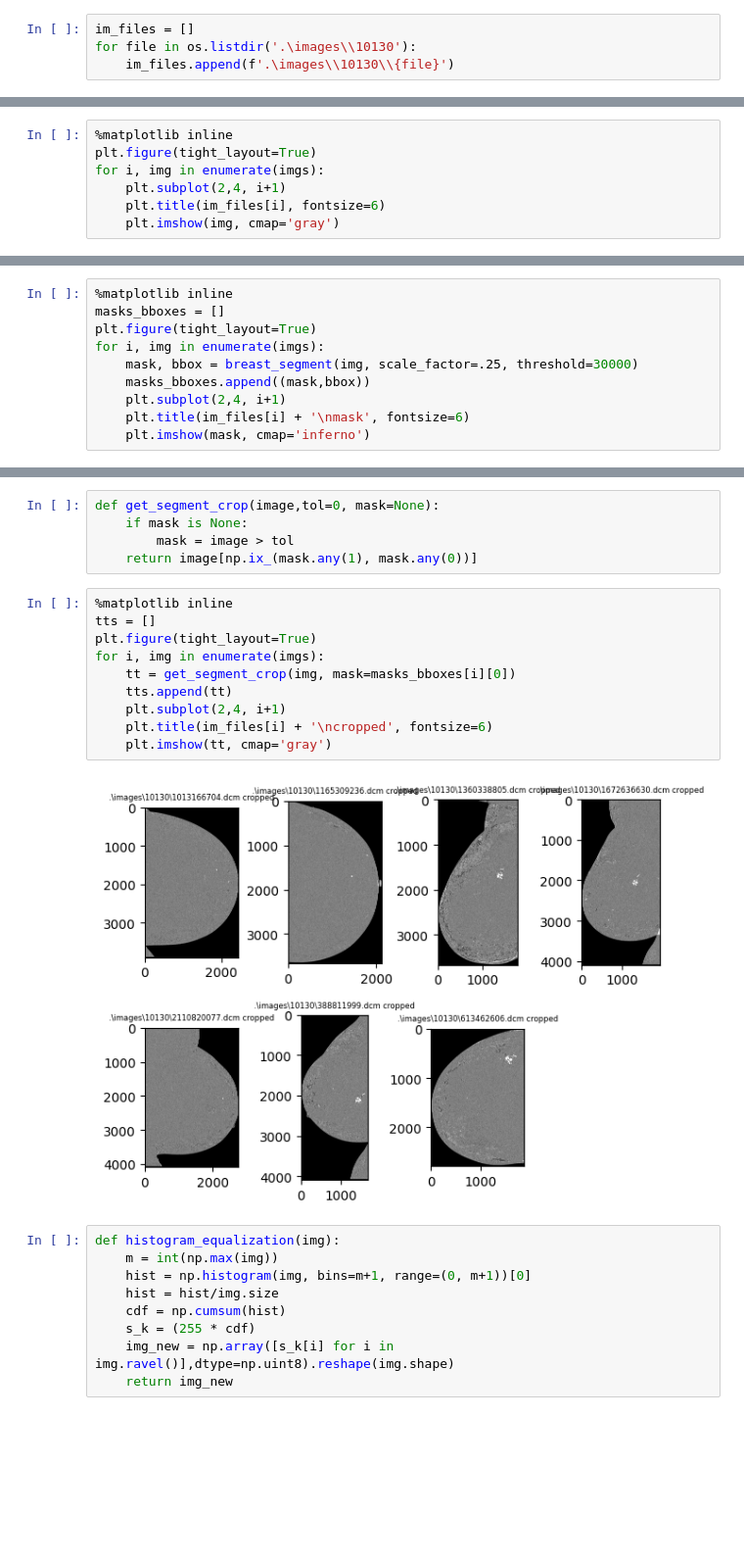
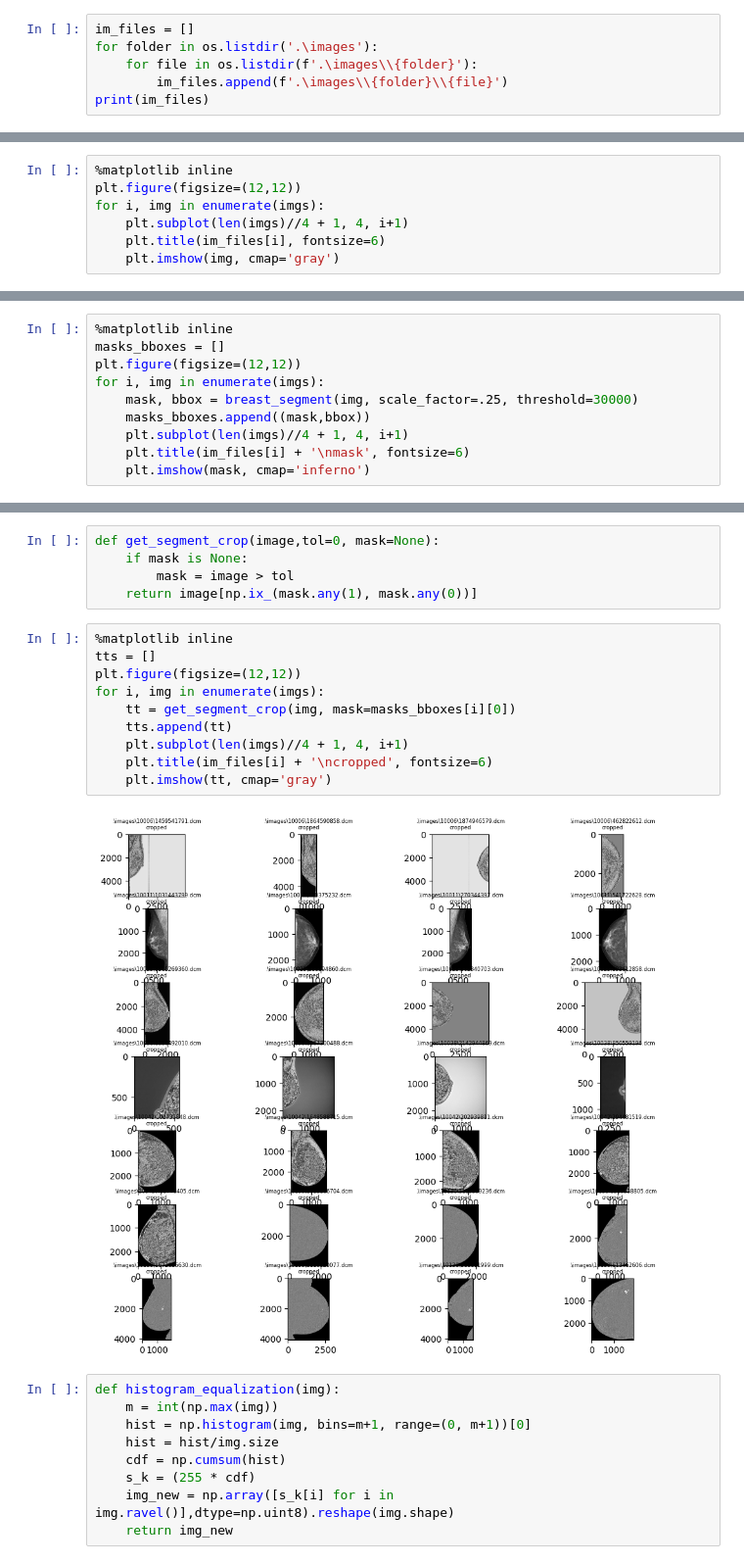
Before and after one commit to 5020hunter/RSNA-Breast-Cancer, a Jupyter notebook: preprocessing.ipynb, the cells around one changed output, grey strips where cells are left out. Shown at 98% size. Saved outputs shown, nothing was run; the diff lists cells and outputs as text; blank space fills up the shorter version.

```diff
--- a/preprocessing.ipynb
+++ b/preprocessing.ipynb
@@ -126,5 +126,7 @@ def breast_segment(im, scale_factor=0.25, threshold=3900, felzenzwalb_scale=0.15
     return im_mask, bbox
 # %%
 im_files = []
-for file in os.listdir('.\images\\10130'):
-    im_files.append(f'.\images\\10130\\{file}')
+for folder in os.listdir('.\images'):
+    for file in os.listdir(f'.\images\\{folder}'):
+        im_files.append(f'.\images\\{folder}\\{file}')
+print(im_files)
@@ -135,9 +139,9 @@ for file in im_files:
     imgs.append(np.array(ds.pixel_array, dtype=np.uint8))
 # %%
 %matplotlib inline
-plt.figure(tight_layout=True)
+plt.figure(figsize=(12,12))
 for i, img in enumerate(imgs):
-    plt.subplot(2,4, i+1)
+    plt.subplot(len(imgs)//4 + 1, 4, i+1)
     plt.title(im_files[i], fontsize=6)
     plt.imshow(img, cmap='gray')
 # %% [output]
@@ -145,11 +149,11 @@ for i, img in enumerate(imgs):
 # %%
 %matplotlib inline
 masks_bboxes = []
-plt.figure(tight_layout=True)
+plt.figure(figsize=(12,12))
 for i, img in enumerate(imgs):
     mask, bbox = breast_segment(img, scale_factor=.25, threshold=30000)
     masks_bboxes.append((mask,bbox))
-    plt.subplot(2,4, i+1)
+    plt.subplot(len(imgs)//4 + 1, 4, i+1)
     plt.title(im_files[i] + '\nmask', fontsize=6)
     plt.imshow(mask, cmap='inferno')
 # %% [output]
@@ -162,15 +172,15 @@ def get_segment_crop(image,tol=0, mask=None):
 # %%
 %matplotlib inline
 tts = []
-plt.figure(tight_layout=True)
+plt.figure(figsize=(12,12))
 for i, img in enumerate(imgs):
     tt = get_segment_crop(img, mask=masks_bboxes[i][0])
     tts.append(tt)
-    plt.subplot(2,4, i+1)
+    plt.subplot(len(imgs)//4 + 1, 4, i+1)
     plt.title(im_files[i] + '\ncropped', fontsize=6)
     plt.imshow(tt, cmap='gray')
 # %% [output]
-[figure, old version]
+[figure, new version]
 # %%
 def histogram_equalization(img):
     m = int(np.max(img))
```
Also changed, not shown: parts of 4 cells of this notebook.
